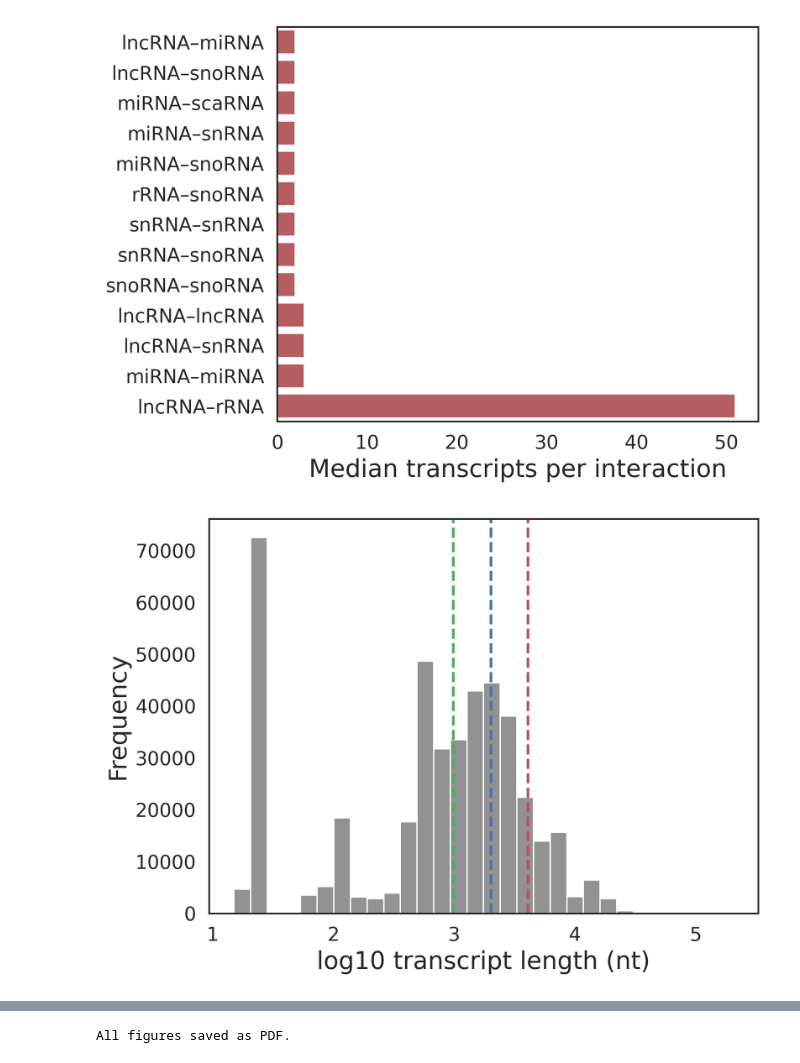
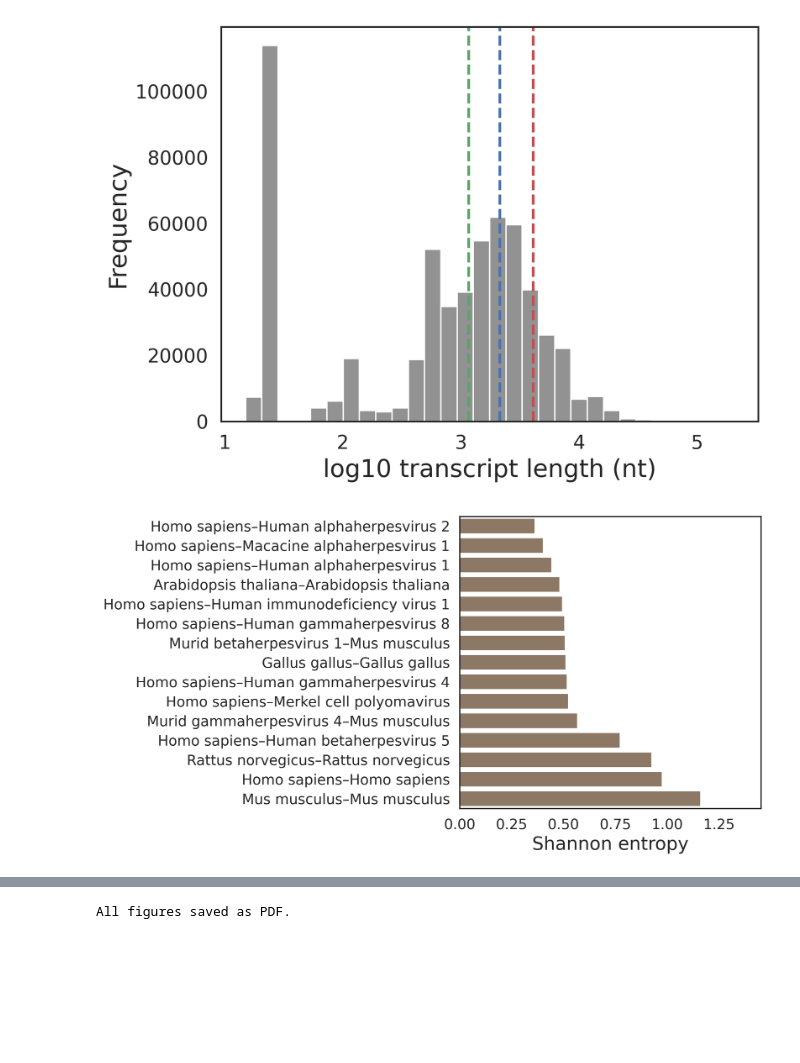
Before and after one commit to AnacletoLAB/RNAInterSeq, a Jupyter notebook: ncRNAInter_stats.ipynb, the cells around one changed output, grey strips where cells are left out. Cells and saved outputs as stored; diff of their text form; code cells hidden in the pictures; blank space fills up the shorter version.

Commit message:
db stats notebooks updated for mrna and ncrna

```diff
--- a/ncRNAInter_stats.ipynb
+++ b/ncRNAInter_stats.ipynb
@@ -1,4 +1,4 @@
 # %%
 import pandas as pd
 
-df = pd.read_pickle("interactions_with_sequences_FINAL_NEW.pkl")
+df = pd.read_pickle("data/interactions_with_sequences_RNA_RNA_15-03-2026.pkl")
@@ -4,0 +17,8 @@ df = pd.read_pickle("interactions_with_sequences_FINAL_NEW.pkl")
+# %%
+# remove mRNA-entities:
+print(len(df))
+df = df[
+    (df["Category1"] != "mRNA") &
+    (df["Category2"] != "mRNA")
+]
+print(len(df))
@@ -24,7 +47,7 @@ df["type_pair_unordered"] = df.apply(
 
 type_pair_counts = df["type_pair_unordered"].value_counts()
 
-type_pair_counts.head(40)
+type_pair_counts.head(10)
 
 
 df["species_pair_unordered"] = df.apply(
@@ -38,8 +61,8 @@ def count_valid_seqs(x):
     return 0
 
 df["n_transcripts_total"] = (
-    df["seq1_list"].apply(count_valid_seqs) +
-    df["seq2_list"].apply(count_valid_seqs)
+    df["ent1_sequences"].apply(count_valid_seqs) +
+    df["ent2_sequences"].apply(count_valid_seqs)
 )
 
 species_pair_counts = df["species_pair_unordered"].value_counts()
@@ -111,7 +134,7 @@ plt.xscale("log")
 plt.xlim(1, type_counts_f.values.max() * 1.2)
 plt.xlabel("Number of interactions (log scale)")
 plt.tight_layout()
-plt.savefig("Fig1_type_distribution.pdf")
+plt.savefig("data/ncrna_stats/Fig1_type_distribution.pdf")
 plt.show()
 plt.close()
 
@@ -146,7 +169,7 @@ ax.set_xlabel("Number of interactions (log scale)")
 # manually adjust margins (prevents right cutoff)
 fig.subplots_adjust(left=0.35, right=0.95, top=0.95, bottom=0.15)
 
-plt.savefig("Fig2_species_landscape.pdf", bbox_inches="tight")
+plt.savefig("data/ncrna_stats/Fig2_species_landscape.pdf", bbox_inches="tight")
 plt.show()
 plt.close()
 
@@ -154,21 +177,6 @@ plt.close()
 # ============================================================
 # 4. Transcript Multiplicity
 # ============================================================
-
-plt.figure()
-sns.histplot(
-    df_f["n_transcripts_total"],
-    bins=15,
-    color=COLOR_TRANSCRIPT
-)
-plt.yscale("log")
-plt.ylim(bottom=1)
-plt.xlabel("Total transcripts per interaction")
-plt.ylabel("Frequency (log scale)")
-plt.tight_layout()
-plt.savefig("Fig3_transcript_multiplicity.pdf")
-plt.show()
-plt.close()
 
 # Median transcript multiplicity per type
 transcript_median = (
@@ -185,7 +193,7 @@ sns.barplot(
 )
 plt.xlabel("Median transcripts per interaction")
 plt.tight_layout()
-plt.savefig("Fig3b_transcript_median_per_type.pdf")
+plt.savefig("data/ncrna_stats/Fig3b_transcript_median_per_type.pdf")
 plt.show()
 plt.close()
 
@@ -195,11 +203,11 @@ plt.close()
 
 all_lengths = []
 
-for lst in df_f["seq1_list"]:
+for lst in df_f["ent1_sequences"]:
     if isinstance(lst, list):
         all_lengths.extend([len(s) for s in lst if isinstance(s, str)])
 
-for lst in df_f["seq2_list"]:
+for lst in df_f["ent2_sequences"]:
     if isinstance(lst, list):
         all_lengths.extend([len(s) for s in lst if isinstance(s, str)])
 
@@ -223,39 +231,10 @@ plt.axvline(np.log10(median_len), color="#55A868", linestyle="--", linewidth=2)
 plt.xlabel("log10 transcript length (nt)")
 plt.ylabel("Frequency")
 plt.tight_layout()
-plt.savefig("Fig4_transcript_length_log_distribution.pdf")
+plt.savefig("data/ncrna_stats/Fig4_transcript_length_log_distribution.pdf")
 plt.show()
 plt.close()
 
-# ============================================================
-# 6. Functional Annotation Landscape (Entity-Level)
-# ============================================================
-
-def count_valid_annotations(x):
-    if isinstance(x, list):
-        return len([v for v in x if pd.notna(v)])
-    return 0
-
-df_f["n_GO1"] = df_f["GO1"].apply(count_valid_annotations)
-df_f["n_GO2"] = df_f["GO2"].apply(count_valid_annotations)
-df_f["n_Rfam1"] = df_f["Rfam1"].apply(count_valid_annotations)
-df_f["n_Rfam2"] = df_f["Rfam2"].apply(count_valid_annotations)
-
-all_GO = pd.concat([df_f["n_GO1"], df_f["n_GO2"]])
-all_Rfam = pd.concat([df_f["n_Rfam1"], df_f["n_Rfam2"]])
-
-# Annotation depth (log scale)
-plt.figure()
-sns.histplot(all_GO[all_GO > 0], bins=25, color="#4C72B0", label="GO")
-sns.histplot(all_Rfam[all_Rfam > 0], bins=25, color="#55A868", label="Rfam")
-plt.yscale("log")
-plt.xlabel("Number of annotations per RNA entity")
-plt.ylabel("Frequency (log scale)")
-plt.legend(frameon=False)
-plt.tight_layout()
-plt.savefig("Fig6_annotation_depth.pdf")
-plt.show()
-plt.close()
 
 # ============================================================
 # 7. Interaction-Type Diversity per Species
@@ -291,7 +270,7 @@ ax.set_ylabel("")
 # manual margin control (critical for NatComm-style large fonts)
 fig.subplots_adjust(left=0.38, right=0.97, top=0.95, bottom=0.15)
 
-plt.savefig("Fig7_species_entropy.pdf", bbox_inches="tight")
+plt.savefig("data/ncrna_stats/Fig7_species_entropy.pdf", bbox_inches="tight")
 plt.show()
 plt.close()
 
@@ -308,2 +287,2 @@ Species pairs retained: 27
-[figure, old version]
+[figure, new version]
-[figure, old version]
+[figure, new version]
```
Also changed, not shown: parts of 21 cells of this notebook, 1 other file.
